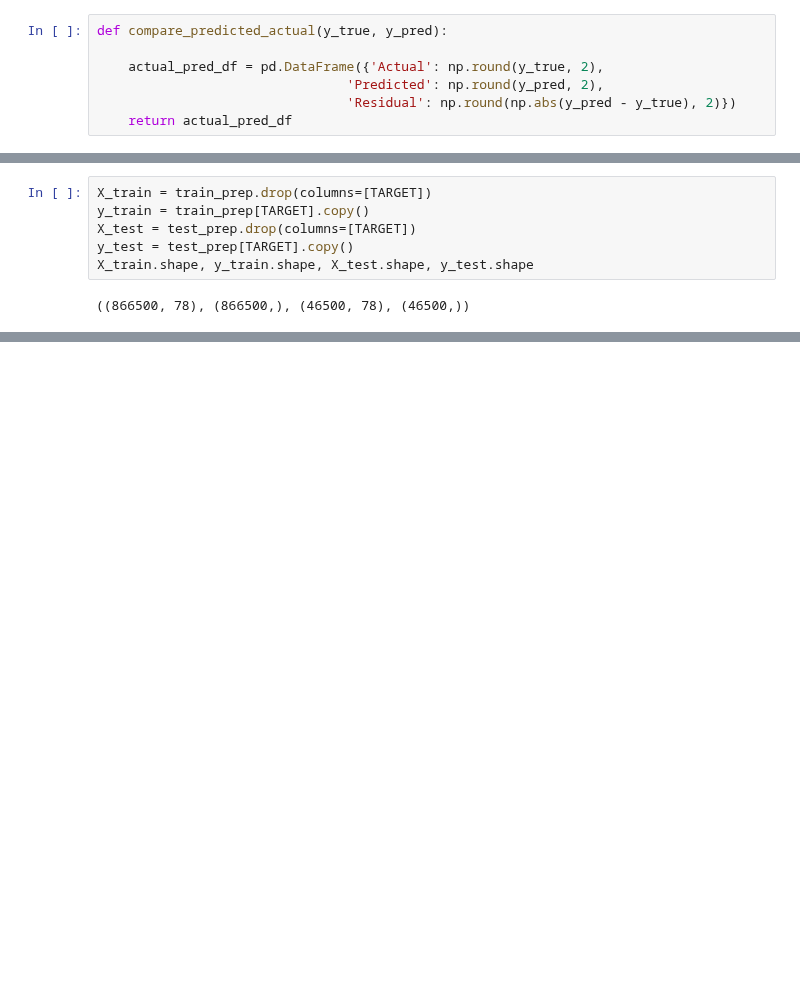
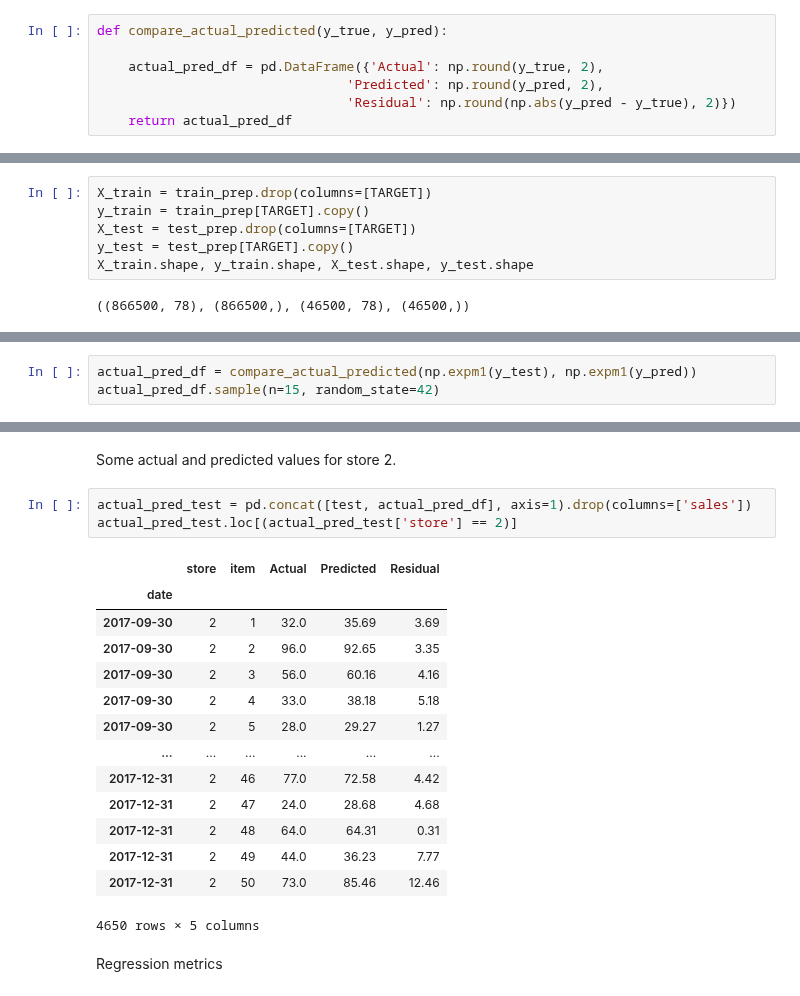
Before and after one commit to allmeidaapedro/Store-Item-Demand-Forecasting, a Jupyter notebook: notebooks/modelling.ipynb, the cells around one changed output, grey strips where cells are left out. Cells and saved outputs as stored; diff of their text form; blank space fills up the shorter version.

```diff
--- a/notebooks/modelling.ipynb
+++ b/notebooks/modelling.ipynb
@@ -711,7 +718,7 @@ def evaluate_regressor(y_true, y_pred, y_train):
 # %% [markdown]
 Defining a function to observe some actual and predicted values.
 # %%
-def compare_predicted_actual(y_true, y_pred):
+def compare_actual_predicted(y_true, y_pred):
 
     actual_pred_df = pd.DataFrame({'Actual': np.round(y_true, 2),
                                 'Predicted': np.round(y_pred, 2),
@@ -758,0 +771,3 @@ R-Squared (R2): 0.92
+# %%
+actual_pred_df = compare_actual_predicted(np.expm1(y_test), np.expm1(y_pred))
+actual_pred_df.sample(n=15, random_state=42)
@@ -758,0 +792,22 @@ R-Squared (R2): 0.92
+# %% [markdown]
+Some actual and predicted values for store 2.
+# %%
+actual_pred_test = pd.concat([test, actual_pred_df], axis=1).drop(columns=['sales'])
+actual_pred_test.loc[(actual_pred_test['store'] == 2)]
+# %% [output]
+|  | store | item | Actual | Predicted | Residual |
+| date |  |  |  |  |  |
+| 2017-09-30 | 2 | 1 | 32.0 | 35.69 | 3.69 |
+| 2017-09-30 | 2 | 2 | 96.0 | 92.65 | 3.35 |
+| 2017-09-30 | 2 | 3 | 56.0 | 60.16 | 4.16 |
+| 2017-09-30 | 2 | 4 | 33.0 | 38.18 | 5.18 |
+| 2017-09-30 | 2 | 5 | 28.0 | 29.27 | 1.27 |
+| ... | ... | ... | ... | ... | ... |
+| 2017-12-31 | 2 | 46 | 77.0 | 72.58 | 4.42 |
+| 2017-12-31 | 2 | 47 | 24.0 | 28.68 | 4.68 |
+| 2017-12-31 | 2 | 48 | 64.0 | 64.31 | 0.31 |
+| 2017-12-31 | 2 | 49 | 44.0 | 36.23 | 7.77 |
+| 2017-12-31 | 2 | 50 | 73.0 | 85.46 | 12.46 |
+4650 rows × 5 columns
+# %% [markdown]
+Regression metrics
```
Also changed, not shown: parts of 13 cells of this notebook.
